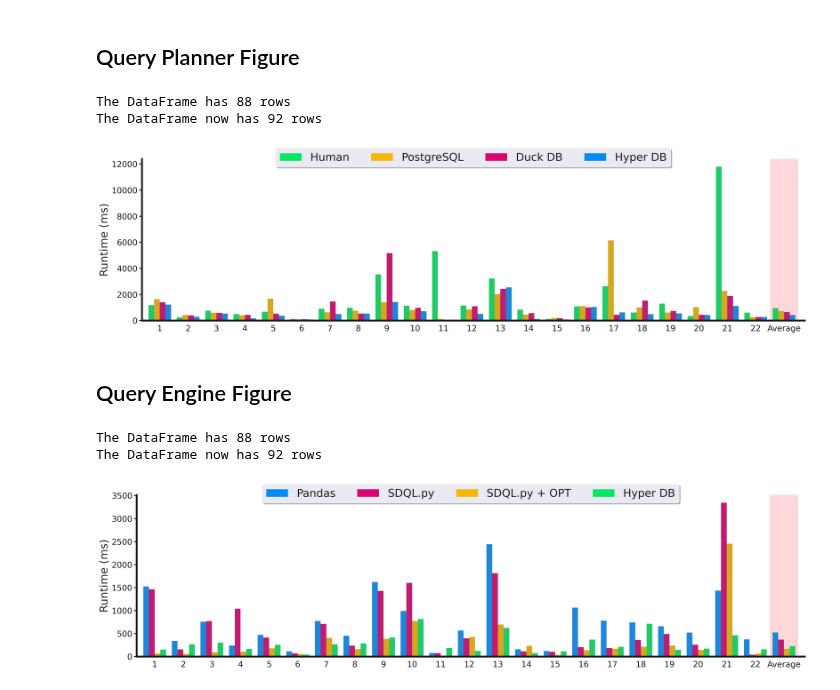
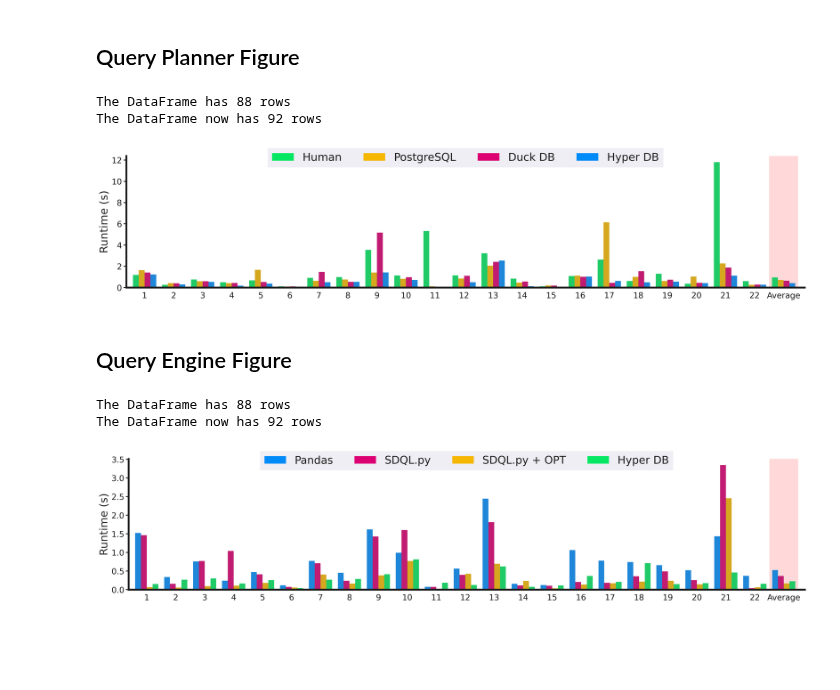
Before and after one commit to groegercesg/QueryBridge, a Jupyter notebook: benchmarking/notebooks/src_grand_final_figures.ipynb, the cells around one changed output. Saved outputs shown, nothing was run; the diff lists cells and outputs as text; code cells hidden in the pictures; blank space fills up the shorter version.

Commit message:
Improve figures again, make them a better size and make the legend less gawdy

```diff
--- a/benchmarking/notebooks/src_grand_final_figures.ipynb
+++ b/benchmarking/notebooks/src_grand_final_figures.ipynb
@@ -9,6 +9,10 @@ import seaborn as sns
 from enum import Enum
 import matplotlib.colors as mcolors
 import colorsys
+# %%
+## Sizes
+figure_height = 5
+figure_width = 22
 # %%
 def g_mean(x):
     a = np.log(x)
@@ -82,7 +86,7 @@ def make_graph(df, order, color, filename, in_box_height, in_box_width, x_value=
     for spine in ax.spines.values():
         spine.set_edgecolor('k')
 
-    ax.set(xlabel='', ylabel='Runtime (ms)')  # ,
+    ax.set(xlabel='', ylabel='Runtime (s)')  # ,
 
     # # the non-logarithmic labels
     # ax.set_yscale("log", base=10)
@@ -124,7 +128,7 @@ def make_graph(df, order, color, filename, in_box_height, in_box_width, x_value=
 
     # Add them to legend
     ax.legend(leg_artists, order, loc='upper center', bbox_to_anchor=(0.5, 1.10),
-              ncol=4, fancybox=True, shadow=True, fontsize=24, labelcolor='k')
+              ncol=4, fancybox=False, shadow=False, fontsize=24, labelcolor='k')
 
     # plt.subplots_adjust(left=0.9)
 
@@ -169,17 +173,17 @@ qp_data = qp_data.reset_index()
 
 qp_data = qp_data.rename(columns={"Overall Mean Runtime (s)" : "Mean"})
 # Convert to ms
-qp_data['Mean'] = qp_data['Mean'].apply(lambda x : x * 1000)
+# qp_data['Mean'] = qp_data['Mean'].apply(lambda x : x * 1000)
 # %%
 qp_color = ["#04e762", "#f5b700", "#dc0073", "#008bf8"]
 make_graph(
     qp_data, qp_order, qp_color,
-    "../analysis_results/cgo/qp_graph.pdf", 6, 22
+    "../analysis_results/cgo/qp_graph.pdf", figure_height, figure_width
     )
 # %% [output]
 The DataFrame has 88 rows
 The DataFrame now has 92 rows
-[figure, old version]
+[figure, new version]
 # %% [markdown]
 ## Query Engine Figure
 # %%
@@ -218,9 +222,9 @@ qe_data['Mean'] = qe_data['Mean'].apply(lambda x : x * 1000)
 qe_color = ["#008bf8", "#dc0073", "#f5b700", "#04e762"]
 make_graph(
     qe_data, qe_order, qe_color,
-    "../analysis_results/cgo/qe_graph.pdf", 6, 22
+    "../analysis_results/cgo/qe_graph.pdf", figure_height, figure_width
     )
 # %% [output]
 The DataFrame has 88 rows
 The DataFrame now has 92 rows
-[figure, old version]
+[figure, new version]
```
Also changed, not shown: parts of 1 cell of this notebook, 2 other files.
